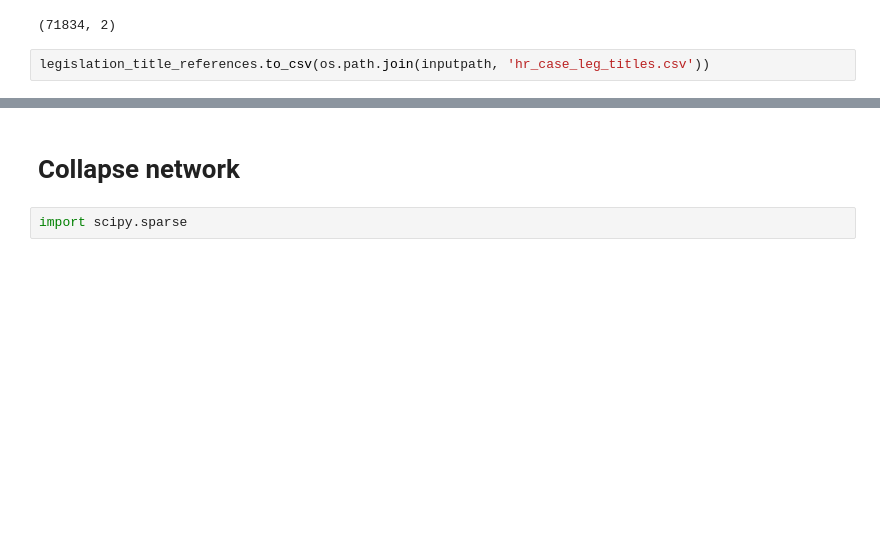
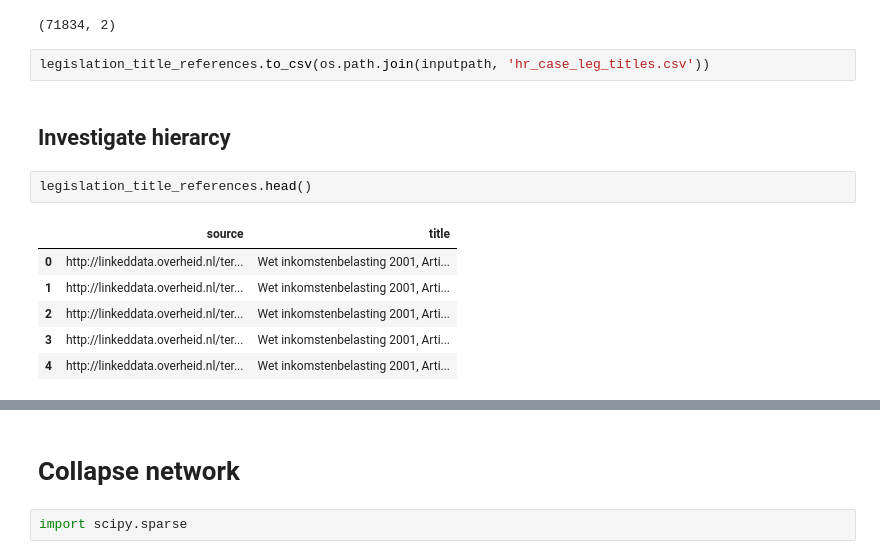
Before and after one commit to research-Dafne/case-law-research, a Jupyter notebook: notebooks/Bimodal_cases_legislation.ipynb, the cells around one changed output, grey strips where cells are left out. Cells and saved outputs as stored; diff of their text form; blank space fills up the shorter version.

```diff
--- a/notebooks/Bimodal_cases_legislation.ipynb
+++ b/notebooks/Bimodal_cases_legislation.ipynb
@@ -68,3 +69,14 @@ legislation_title_references.shape
 (71834, 2)
 # %%
 legislation_title_references.to_csv(os.path.join(inputpath, 'hr_case_leg_titles.csv'))
+# %% [markdown]
+## Investigate hierarcy
+# %%
+legislation_title_references.head()
+# %% [output]
+|  | source | title |
+| 0 | http://linkeddata.overheid.nl/ter... | Wet inkomstenbelasting 2001, Arti... |
+| 1 | http://linkeddata.overheid.nl/ter... | Wet inkomstenbelasting 2001, Arti... |
+| 2 | http://linkeddata.overheid.nl/ter... | Wet inkomstenbelasting 2001, Arti... |
+| 3 | http://linkeddata.overheid.nl/ter... | Wet inkomstenbelasting 2001, Arti... |
+| 4 | http://linkeddata.overheid.nl/ter... | Wet inkomstenbelasting 2001, Arti... |
```
Also changed, not shown: parts of 13 cells of this notebook, 1 other file.
